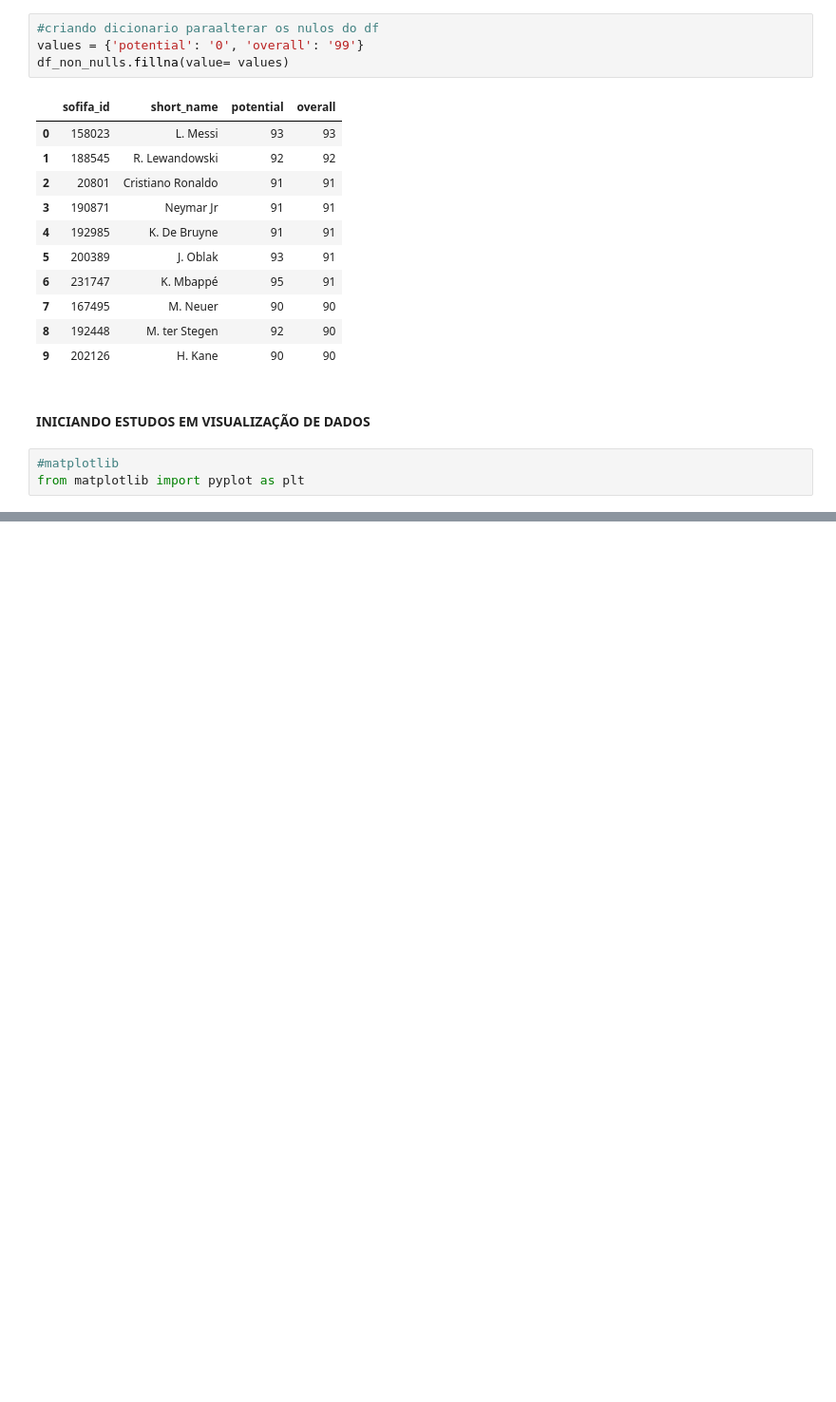
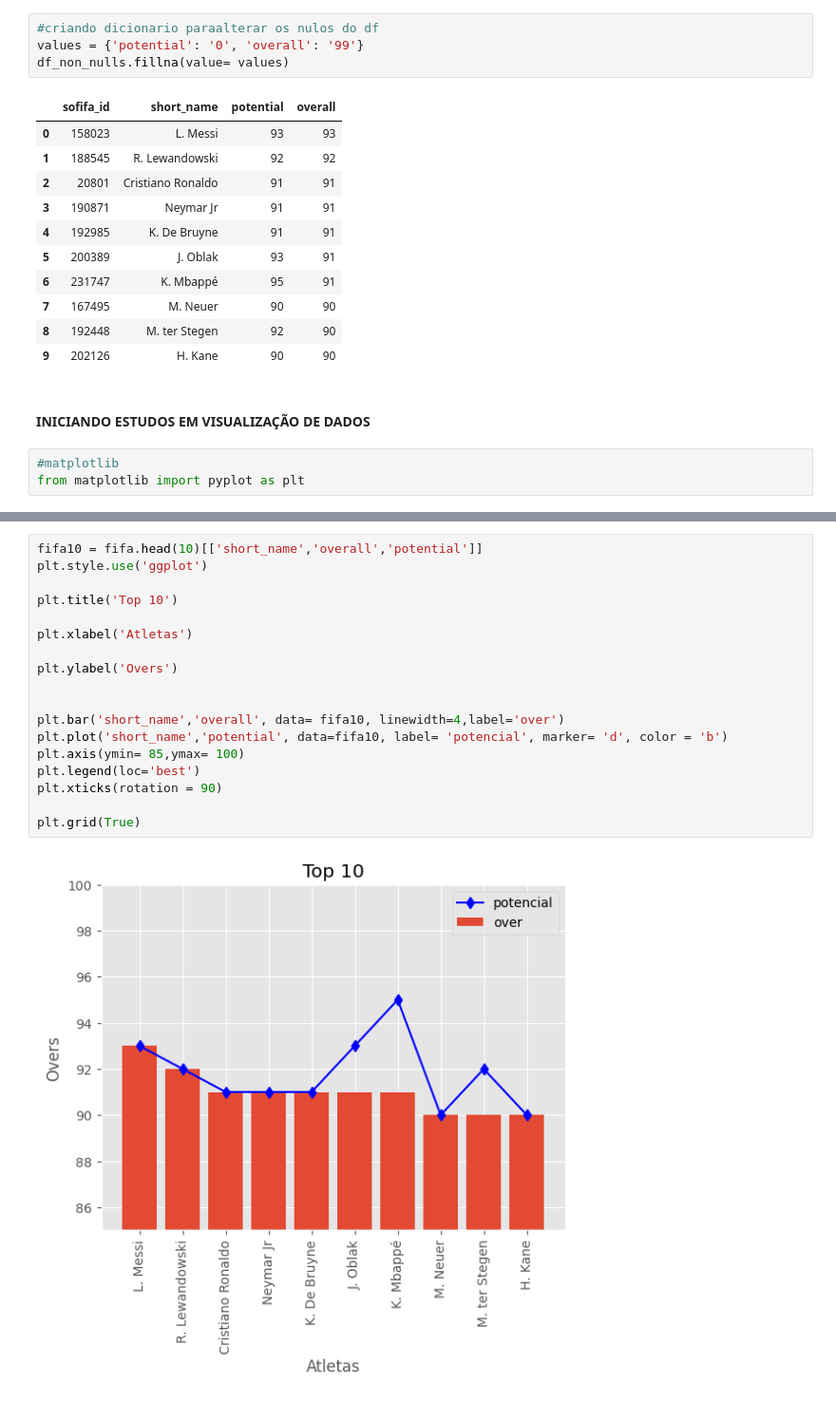
Before and after one commit to lucasghidini/AulasJupyter, a Jupyter notebook: aula1.ipynb, the cells around one changed output, grey strips where cells are left out. Shown at 95% size. Saved outputs shown, nothing was run; the diff lists cells and outputs as text; blank space fills up the shorter version.

```diff
--- a/aula1.ipynb
+++ b/aula1.ipynb
@@ -585,0 +588,20 @@ plt.grid(True)
+# %%
+fifa10 = fifa.head(10)[['short_name','overall','potential']]
+plt.style.use('ggplot')
+
+plt.title('Top 10')
+
+plt.xlabel('Atletas')
+
+plt.ylabel('Overs')
+
+
+plt.bar('short_name','overall', data= fifa10, linewidth=4,label='over')
+plt.plot('short_name','potential', data=fifa10, label= 'potencial', marker= 'd', color = 'b')
+plt.axis(ymin= 85,ymax= 100)
+plt.legend(loc='best')
+plt.xticks(rotation = 90)
+
+plt.grid(True)
+# %% [output]
+[figure, added]
```
Also changed, not shown: parts of 1 cell of this notebook.
